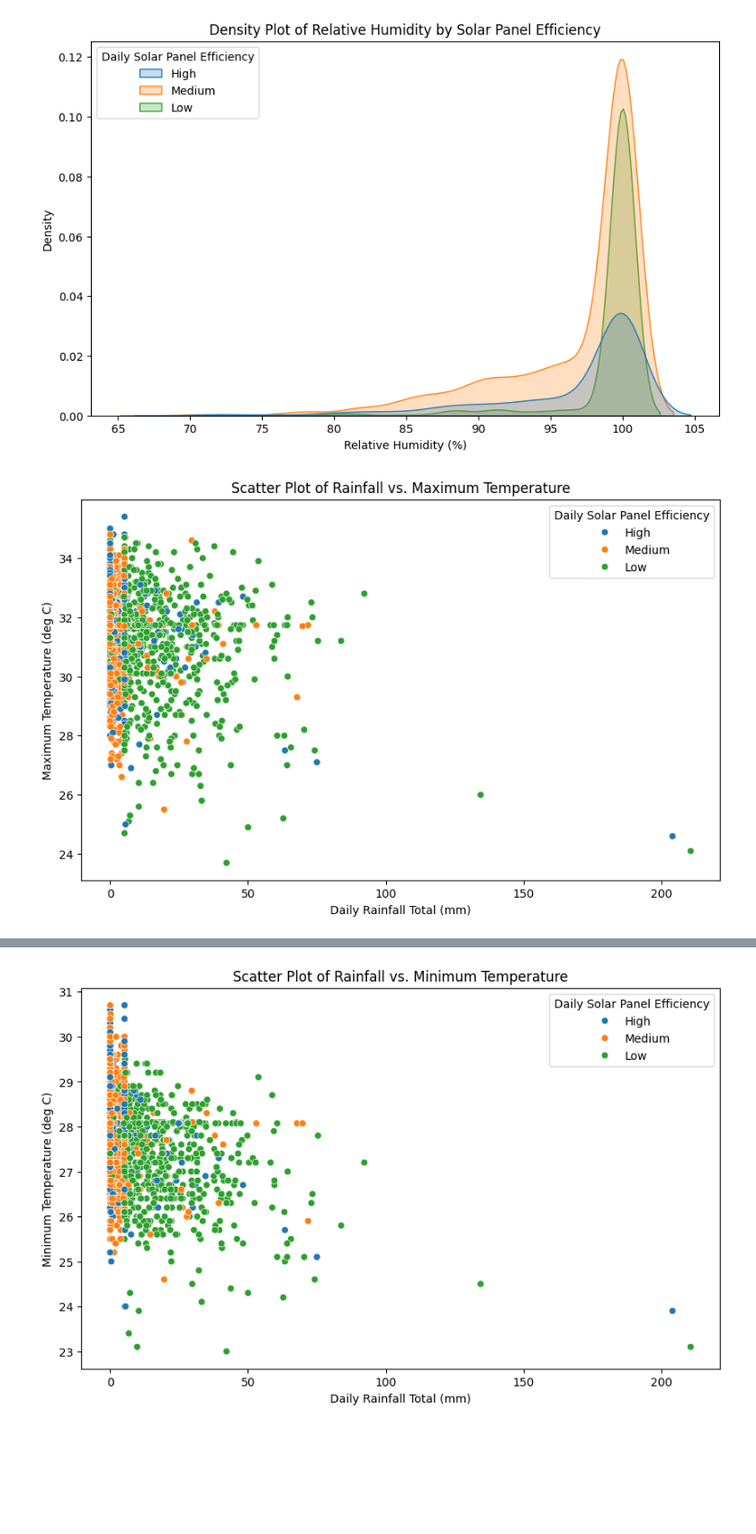
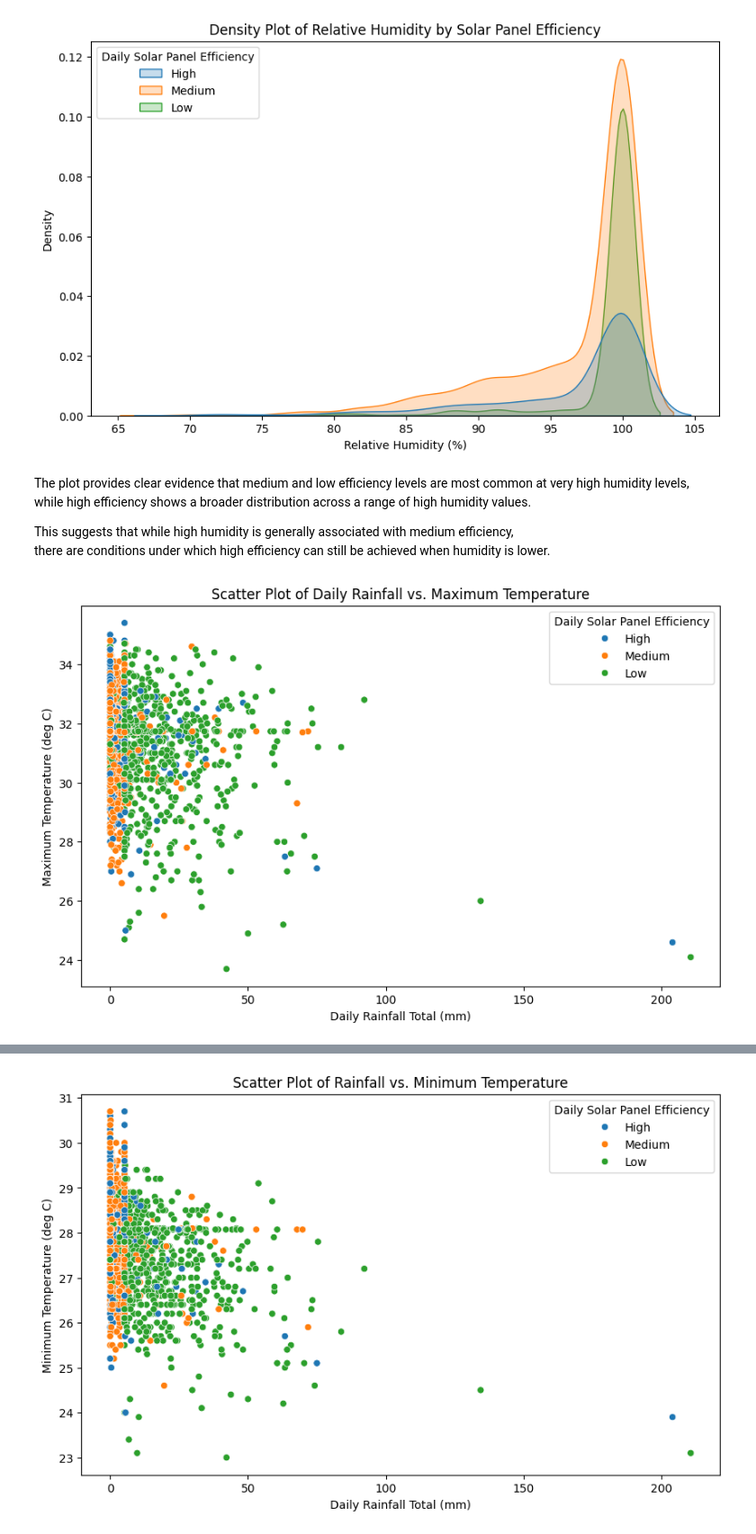
Before and after one commit to lxxxng/SolarPanelEfficiencyPrediction, a Jupyter notebook: eda.ipynb, the cells around one changed output, grey strips where cells are left out. Shown at 90% size. Cells and saved outputs as stored; diff of their text form; code cells hidden in the pictures; blank space fills up the shorter version.

```diff
--- a/eda.ipynb
+++ b/eda.ipynb
@@ -695,14 +702,20 @@ plt.ylabel('Density')
 plt.show()
 # %% [output]
 [figure]
+# %% [markdown]
+The plot provides clear evidence that medium and low efficiency levels are most common at very high humidity levels, \
+while high efficiency shows a broader distribution across a range of high humidity values.
+
+This suggests that while high humidity is generally associated with medium efficiency, \
+there are conditions under which high efficiency can still be achieved when humidity is lower.
 # %%
 # scatter plot for Rainfall vs. Maximum Temperature
 plt.figure(figsize=(10, 6))
 sns.scatterplot(x='Daily Rainfall Total (mm)', y='Maximum Temperature (deg C)', hue='Daily Solar Panel Efficiency', data=merged_df)
-plt.title('Scatter Plot of Rainfall vs. Maximum Temperature')
+plt.title('Scatter Plot of Daily Rainfall vs. Maximum Temperature')
 plt.xlabel('Daily Rainfall Total (mm)')
 plt.ylabel('Maximum Temperature (deg C)')
 plt.show()
 # %% [output]
-[figure, old version]
+[figure, new version]
 # %% [markdown]
```
Also changed, not shown: parts of 15 cells of this notebook.
